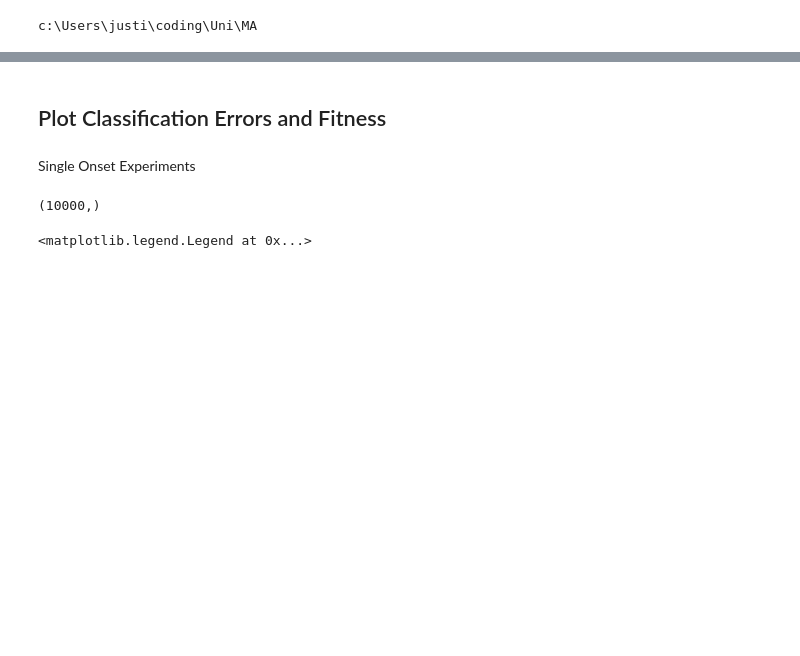
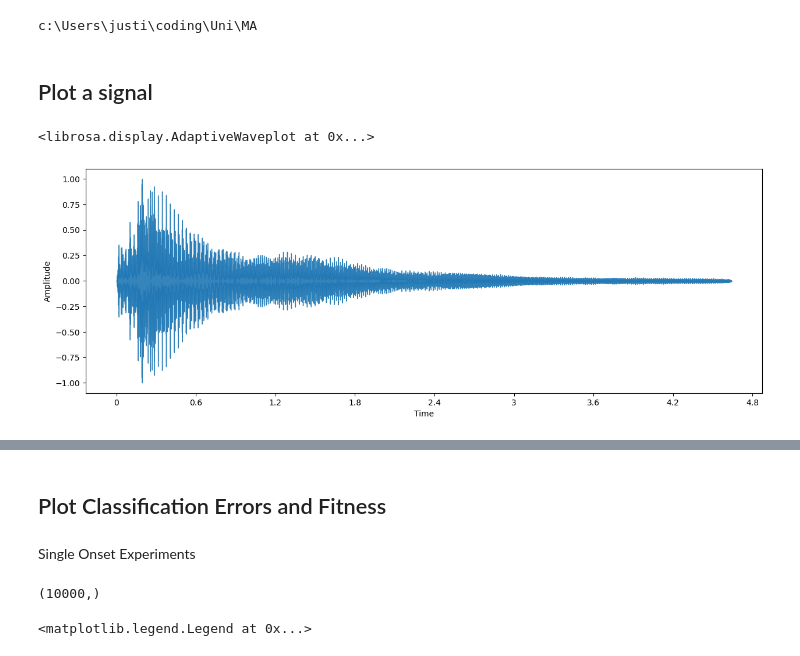
Before and after one commit to jd-rub/MA-thesis, a Jupyter notebook: notebooks/plotting.ipynb, the cells around one changed output, grey strips where cells are left out. Cells and saved outputs as stored; diff of their text form; code cells hidden in the pictures; blank space fills up the shorter version.

```diff
--- a/notebooks/plotting.ipynb
+++ b/notebooks/plotting.ipynb
@@ -9,3 +10,20 @@ import pickle
 import matplotlib.pyplot as plt
 import numpy as np
 import pandas as pd
+# %% [markdown]
+## Plot a signal
+# %%
+import librosa
+y, sr = librosa.load("./audio/GuitarStrum.wav")
+# fig, ax = plt.subplots()
+# fig.set_figwidth(15)
+# ax.set_ylabel("Amplitude")
+# # ax.set_xlim((-0.1, 5.4))
+# plt.setp(ax, xticks=[0, 1, 2, 3, 4, 5], xticklabels=[0, 1, 2, 3, 4, 5])
+# librosa.display.waveshow(y=y, sr=sr, ax=ax, axis="s")
+plt.figure(figsize=(15, 5))
+plt.ylabel("Amplitude")
+librosa.display.waveshow(y=y, sr=sr, alpha=0.9)
+# %% [output]
+<librosa.display.AdaptiveWaveplot at 0x...>
+[figure, added]
```
Also changed, not shown: parts of 7 cells of this notebook, 6 other files.
